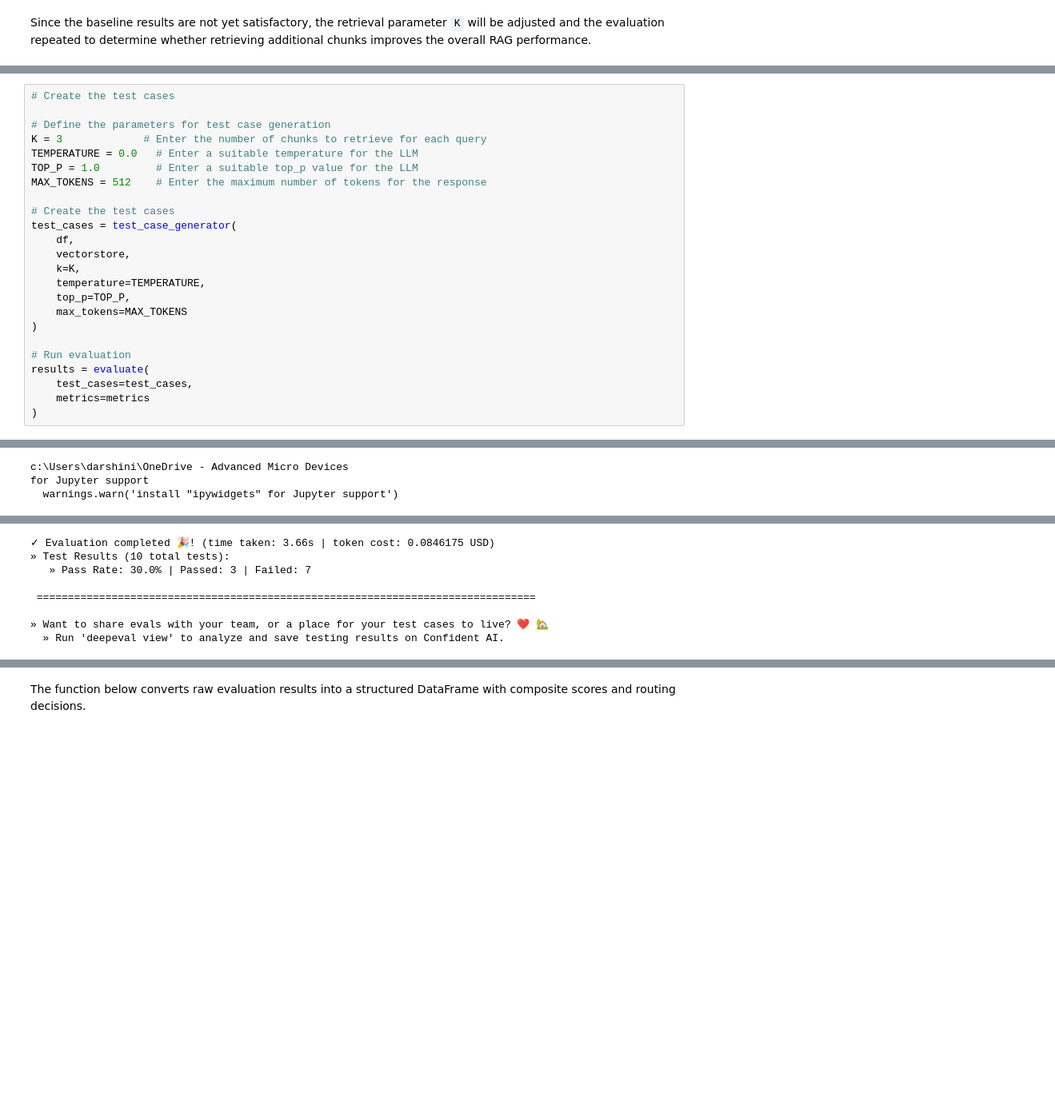
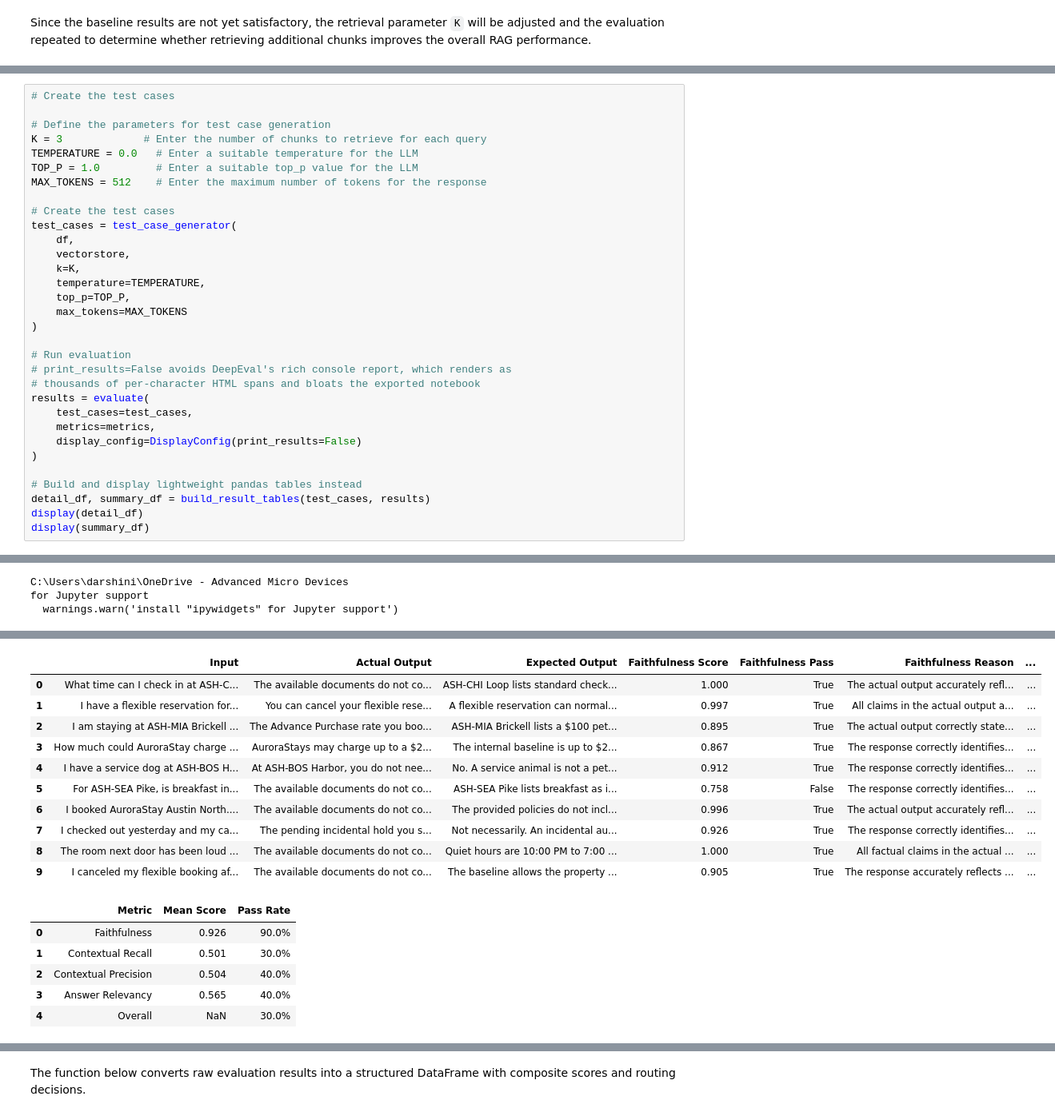
Before and after one commit to darshini2708/aurora-stay-qna, a Jupyter notebook: notebooks/UTAIGA_Project_4_Full_Code_Notebook.ipynb, the cells around one changed output, grey strips where cells are left out. Shown at 80% size. Cells and saved outputs as stored; diff of their text form; blank space fills up the shorter version.

```diff
--- a/notebooks/UTAIGA_Project_4_Full_Code_Notebook.ipynb
+++ b/notebooks/UTAIGA_Project_4_Full_Code_Notebook.ipynb
@@ -1258,10 +1339,18 @@ test_cases = test_case_generator(
 )
 
 # Run evaluation
+# print_results=False avoids DeepEval's rich console report, which renders as
+# thousands of per-character HTML spans and bloats the exported notebook
 results = evaluate(
     test_cases=test_cases,
-    metrics=metrics
+    metrics=metrics,
+    display_config=DisplayConfig(print_results=False)
 )
+
+# Build and display lightweight pandas tables instead
+detail_df, summary_df = build_result_tables(test_cases, results)
+display(detail_df)
+display(summary_df)
 # %% [output]
 ✨ You're running DeepEval's latest Faithfulness [GEval] Metric! (using gpt-4o, strict=False, async_mode=True)...
 ✨ You're running DeepEval's latest Contextual Recall [GEval] Metric! (using gpt-4o, strict=False,
@@ -1270,7 +1359,7 @@ async_mode=True)...
 async_mode=True)...
 ✨ You're running DeepEval's latest Answer Relevancy [GEval] Metric! (using gpt-4o, strict=False,
 async_mode=True)...
-c:\Users\darshini\OneDrive - Advanced Micro Devices
+C:\Users\darshini\OneDrive - Advanced Micro Devices
 for Jupyter support
   warnings.warn('install "ipywidgets" for Jupyter support')
 [interactive output not drawn]
@@ -1300,11 +1378,20 @@ for Jupyter support
-✓ Evaluation completed 🎉! (time taken: 3.66s | token cost: 0.0846175 USD)
-» Test Results (10 total tests):
-   » Pass Rate: 30.0% | Passed: 3 | Failed: 7
-
- ================================================================================
-
-» Want to share evals with your team, or a place for your test cases to live? ❤️ 🏡
-  » Run 'deepeval view' to analyze and save testing results on Confident AI.
+|  | Input | Actual Output | Expected Output | Faithfulness Score | Faithfulness Pass | Faithfulness Reason | ... |
+| 0 | What time can I check in at ASH-C... | The available documents do not co... | ASH-CHI Loop lists standard check... | 1.000 | True | The actual output accurately refl... | ... |
+| 1 | I have a flexible reservation for... | You can cancel your flexible rese... | A flexible reservation can normal... | 0.997 | True | All claims in the actual output a... | ... |
+| 2 | I am staying at ASH-MIA Brickell ... | The Advance Purchase rate you boo... | ASH-MIA Brickell lists a $100 pet... | 0.895 | True | The actual output correctly state... | ... |
+| 3 | How much could AuroraStay charge ... | AuroraStays may charge up to a $2... | The internal baseline is up to $2... | 0.867 | True | The response correctly identifies... | ... |
+| 4 | I have a service dog at ASH-BOS H... | At ASH-BOS Harbor, you do not nee... | No. A service animal is not a pet... | 0.912 | True | The response correctly identifies... | ... |
+| 5 | For ASH-SEA Pike, is breakfast in... | The available documents do not co... | ASH-SEA Pike lists breakfast as i... | 0.758 | False | The response correctly identifies... | ... |
+| 6 | I booked AuroraStay Austin North.... | The available documents do not co... | The provided policies do not incl... | 0.996 | True | The actual output accurately refl... | ... |
+| 7 | I checked out yesterday and my ca... | The pending incidental hold you s... | Not necessarily. An incidental au... | 0.926 | True | The response correctly identifies... | ... |
+| 8 | The room next door has been loud ... | The available documents do not co... | Quiet hours are 10:00 PM to 7:00 ... | 1.000 | True | All factual claims in the actual ... | ... |
+| 9 | I canceled my flexible booking af... | The available documents do not co... | The baseline allows the property ... | 0.905 | True | The response accurately reflects ... | ... |
+|  | Metric | Mean Score | Pass Rate |
+| 0 | Faithfulness | 0.926 | 90.0% |
+| 1 | Contextual Recall | 0.501 | 30.0% |
+| 2 | Contextual Precision | 0.504 | 40.0% |
+| 3 | Answer Relevancy | 0.565 | 40.0% |
+| 4 | Overall | NaN | 30.0% |
 # %%
 # Create the test cases
 
```
Also changed, not shown: parts of 10 cells of this notebook, 3 other files.
